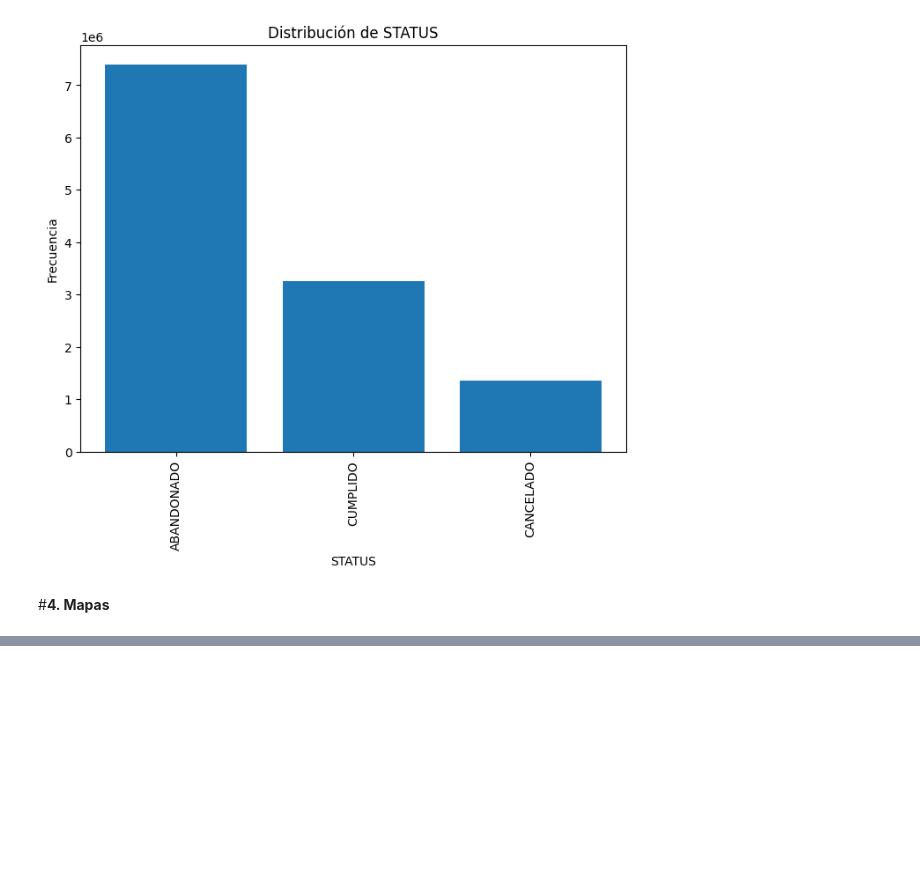
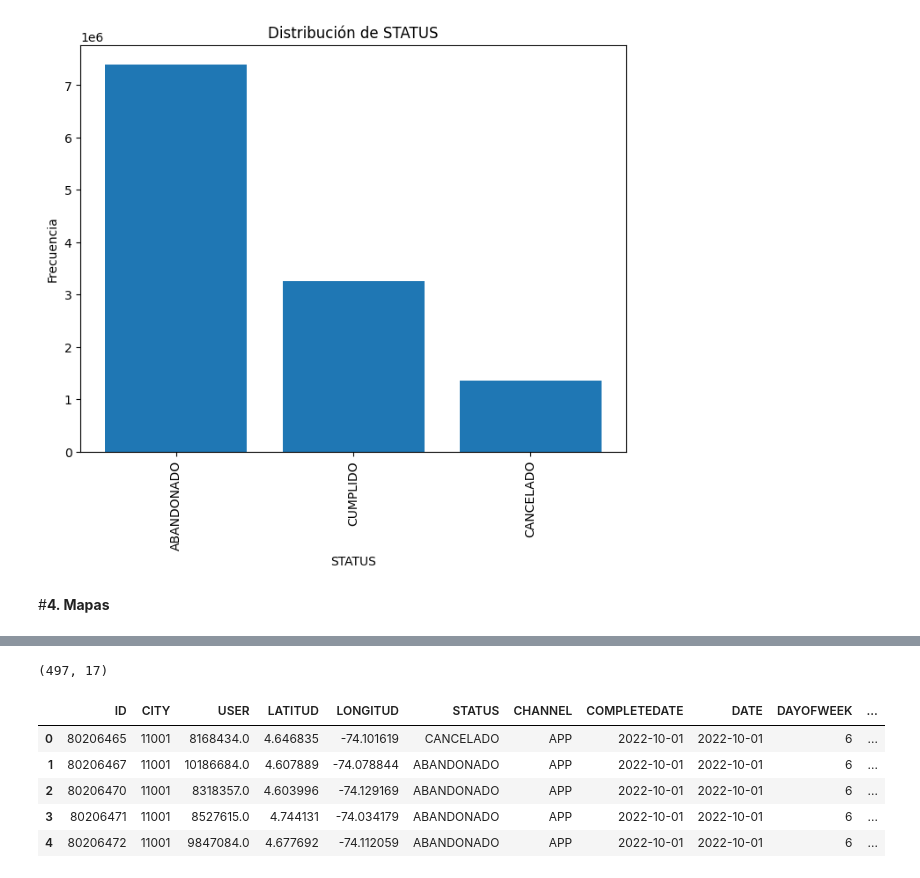
Before and after one commit to estebanrodriguez02/semilleroInvestigacion_Taxis, a Jupyter notebook: daskde_TrabajoSemilleroInvestigacion_Taxis.ipynb, the cells around one changed output, grey strips where cells are left out. Saved outputs shown, nothing was run; the diff lists cells and outputs as text; code cells hidden in the pictures; blank space fills up the shorter version.

```diff
--- a/daskde_TrabajoSemilleroInvestigacion_Taxis.ipynb
+++ b/daskde_TrabajoSemilleroInvestigacion_Taxis.ipynb
@@ -302,0 +312,3 @@ MemoryError: Unable to allocate 458. MiB for an array with shape (5, 12005856) a
+# %%
+df_bogota_origen = df_bogota.copy()
+df_bogota_destinos = df_bogota.copy()
@@ -302,0 +322,3 @@ MemoryError: Unable to allocate 458. MiB for an array with shape (5, 12005856) a
+# %%
+df_bogota_origen.drop(columns = ['LATITUDEDEST','LONGITUDEDEST'], inplace = True)
+df_bogota_destinos.drop(columns = ['LATITUDEORI','LONGITUDEORI'], inplace = True)
@@ -302,0 +329,8 @@ MemoryError: Unable to allocate 458. MiB for an array with shape (5, 12005856) a
+# %%
+df_bogota_origen.rename(columns={'LATITUDEORI':'LATITUD',
+                                'LONGITUDEORI':'LONGITUD'},
+                        inplace = True)
+
+df_bogota_destinos.rename(columns={'LATITUDEDEST':'LATITUD',
+                                'LONGITUDEDEST':'LONGITUD'},
+                        inplace = True)
@@ -302,0 +403,3 @@ MemoryError: Unable to allocate 458. MiB for an array with shape (5, 12005856) a
+# %%
+
+df_bogota_origen_completo = agregar_localidades(df_bogota_origen.iloc[:3001464])
@@ -302,0 +420,4 @@ MemoryError: Unable to allocate 458. MiB for an array with shape (5, 12005856) a
+# %%
+df_bogota_origen_completo.shape
+# %% [output]
+(497, 17)
@@ -302,0 +428,9 @@ MemoryError: Unable to allocate 458. MiB for an array with shape (5, 12005856) a
+# %%
+df_bogota_origen_completo.head(5)
+# %% [output]
+|  | ID | CITY | USER | LATITUD | LONGITUD | STATUS | CHANNEL | COMPLETEDATE | DATE | DAYOFWEEK | ... |
+| 0 | 80206465 | 11001 | 8168434.0 | 4.646835 | -74.101619 | CANCELADO | APP | 2022-10-01 | 2022-10-01 | 6 | ... |
+| 1 | 80206467 | 11001 | 10186684.0 | 4.607889 | -74.078844 | ABANDONADO | APP | 2022-10-01 | 2022-10-01 | 6 | ... |
+| 2 | 80206470 | 11001 | 8318357.0 | 4.603996 | -74.129169 | ABANDONADO | APP | 2022-10-01 | 2022-10-01 | 6 | ... |
+| 3 | 80206471 | 11001 | 8527615.0 | 4.744131 | -74.034179 | ABANDONADO | APP | 2022-10-01 | 2022-10-01 | 6 | ... |
+| 4 | 80206472 | 11001 | 9847084.0 | 4.677692 | -74.112059 | ABANDONADO | APP | 2022-10-01 | 2022-10-01 | 6 | ... |
```
Also changed, not shown: parts of 27 cells of this notebook.
